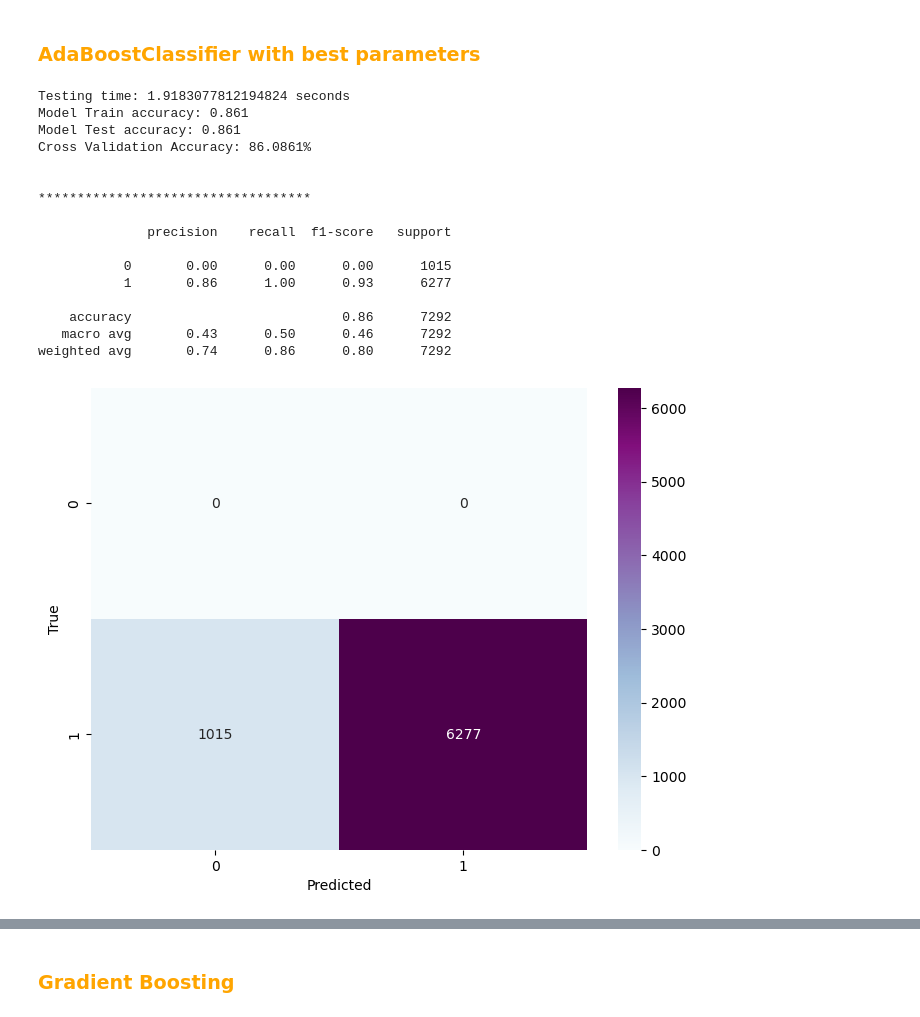
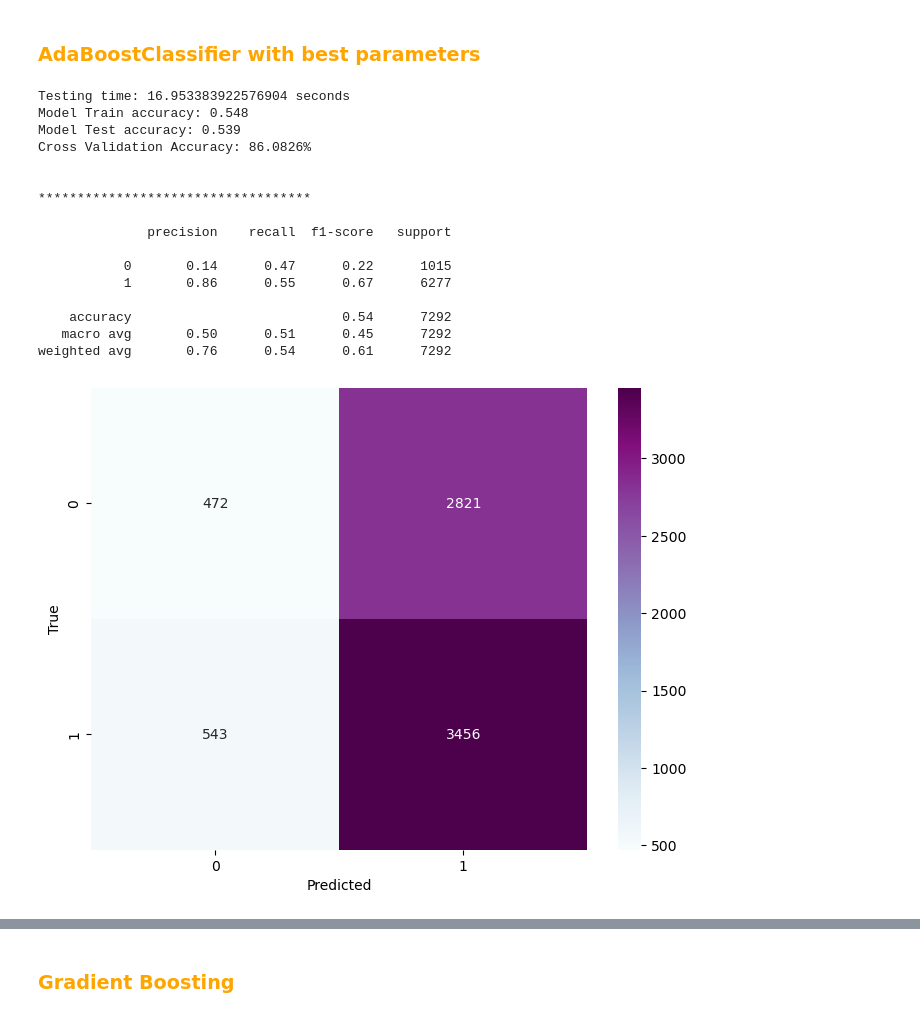
Before and after one commit to ndungek/Credit-Card-Approval-Prediction, a Jupyter notebook: approval.ipynb, the cells around one changed output, grey strips where cells are left out. Cells and saved outputs as stored; diff of their text form; code cells hidden in the pictures.

```diff
--- a/approval.ipynb
+++ b/approval.ipynb
@@ -1126,4 +1126,7 @@ Final_data.head()
 * First we will remove some columns that have been catered for through feature engineering
 # %%
 # creating our model_df
-model_df = Final_data.drop(columns=['Total_Income','Status'],axis =1)
+model_df = Final_data.drop(columns=['Total_Income','Status', 'Recorded_date(Years)','Work_Phone','Phone'],axis =1)
+# %%
+model_df = model_df.sort_values(by='CREDIT_APPROVAL_STATUS', ascending=True)
+model_df.head()
@@ -1221,8 +1214,9 @@ Selected Features: Index(['Gender', 'Own_Car', 'Own_Property', 'Education_Level'
 # %%
 
 # Define the columns to include in X
-columns_to_include = ['Gender', 'Own_Car', 'Own_Property', 'Education_Level', 'Family_Status',
-                      'Work_Phone', 'Phone', 'Email', 'Num_Family', 'Recorded_date(Years)']
+columns_to_include = ['Gender', 'Own_Car', 'Own_Property', 'Income_Type', 'Income_Range',
+       'Family_Status', 'Employment_Duration', 'Occupation', 'Num_Family',
+       'age(years)']
 
 # Create the feature matrix X by selecting the desired columns
 X = model_df[columns_to_include]
@@ -1249,7 +1243,7 @@ from imblearn.over_sampling import SMOTE
 smote = SMOTE()
 
 
-X_train, X_test, y_train, y_test = train_test_split(X, y, test_size= 0.2, stratify=y, random_state=0)
+X_train, X_test, y_train, y_test = train_test_split(X, y, test_size= 0.2, stratify=y, random_state=5)
 
 X_train_resampled,y_train_resampled = smote.fit_resample(X_train, y_train)
 
@@ -1259,7 +1253,7 @@ def fit_train_score(model):
     start_time = time.time()
 
 
-    model.fit(X_train,y_train)
+    model.fit(X_train_resampled,y_train_resampled)
 
 
     # predicting with X_test
@@ -1576,35 +1570,35 @@ adaboost.best_params_
 # %%
 # setting best parameter
 
 ada2 = [{'ADA__learning_rate': [0.2],
-         'ADA__n_estimators': [15]}]
+         'ADA__n_estimators': [59]}]
 
 # setting the gridsearch
 
 adaboost_best = GridSearchCV(estimator=scaled_pipeline3,
                           param_grid= ada2,
                           scoring='accuracy',
                           cv=6)
 
 fit_train_score(adaboost_best)
 # %% [output]
-Testing time: 1.9183077812194824 seconds
-Model Train accuracy: 0.861
-Model Test accuracy: 0.861
-Cross Validation Accuracy: 86.0861%
+Testing time: 16.953383922576904 seconds
+Model Train accuracy: 0.548
+Model Test accuracy: 0.539
+Cross Validation Accuracy: 86.0826%
 
 
 ***********************************
 
               precision    recall  f1-score   support
 
-           0       0.00      0.00      0.00      1015
-           1       0.86      1.00      0.93      6277
+           0       0.14      0.47      0.22      1015
+           1       0.86      0.55      0.67      6277
 
-    accuracy                           0.86      7292
-   macro avg       0.43      0.50      0.46      7292
-weighted avg       0.74      0.86      0.80      7292
+    accuracy                           0.54      7292
+   macro avg       0.50      0.51      0.45      7292
+weighted avg       0.76      0.54      0.61      7292
-[figure, old version]
+[figure, new version]
 # %%
 # plotting the learning curve
 
```
Also changed, not shown: parts of 25 cells of this notebook.
